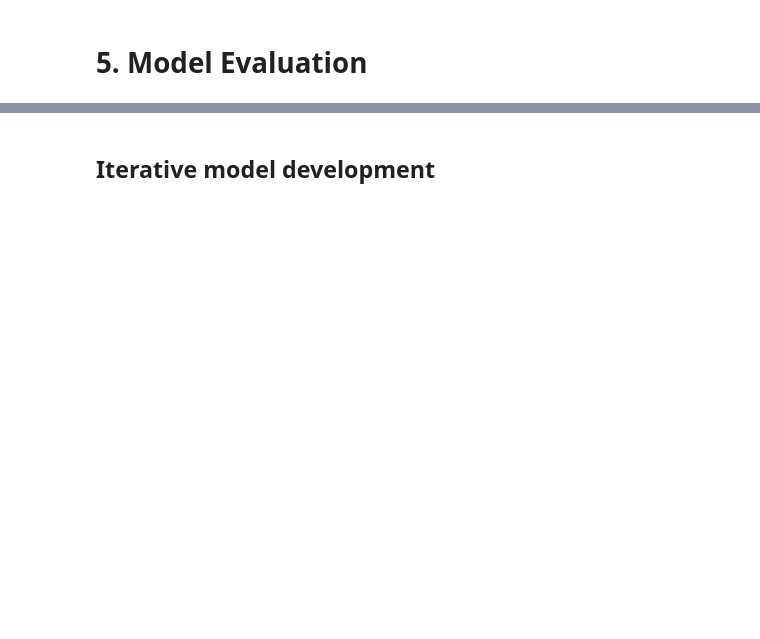
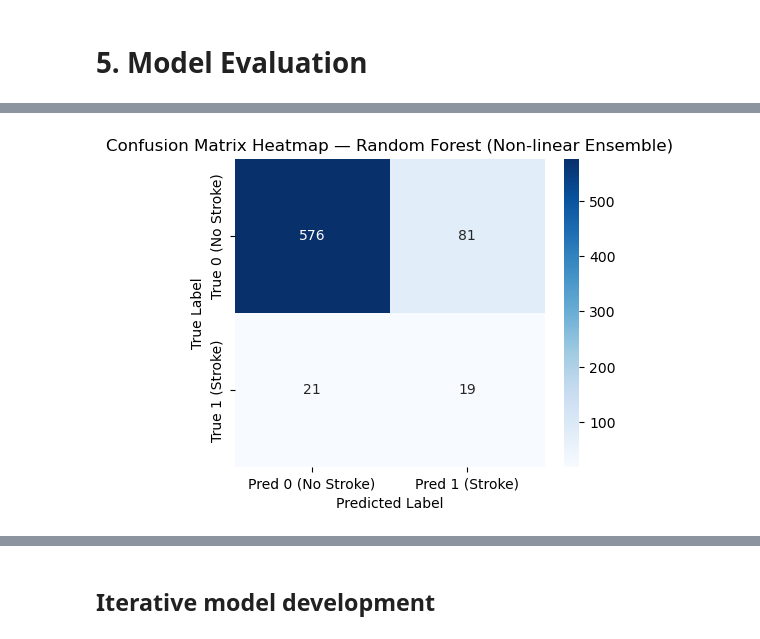
Before and after one commit to myynn/mldp-p03-sharmynho, a Jupyter notebook: assignment-code/MLDP_Stroke_SharmynHo_P03.ipynb, the cells around one changed output, grey strips where cells are left out. Saved outputs shown, nothing was run; the diff lists cells and outputs as text; code cells hidden in the pictures; blank space fills up the shorter version.

```diff
--- a/assignment-code/MLDP_Stroke_SharmynHo_P03.ipynb
+++ b/assignment-code/MLDP_Stroke_SharmynHo_P03.ipynb
@@ -1090,0 +1219,15 @@ Stroke-positive cases make up approximately **5–6%** of both the training and
+# %%
+##Random forest (Ensemble and non-linear model)
+rf = RandomForestClassifier(
+    n_estimators=300,
+    max_depth=10,
+    min_samples_leaf=10,
+    class_weight="balanced_subsample",
+    random_state=42,
+    n_jobs=-1
+)
+
+rf_metrics, rf_pred = evaluate_model(
+    rf, X_train_enc, y_train, X_test_enc, y_test,
+    model_name="Random Forest (Non-linear Ensemble)"
+)
@@ -1094,0 +1433,19 @@ Stroke-positive cases make up approximately **5–6%** of both the training and
+# %%
+##confusion matrix heatmap
+best_name = "Random Forest (Non-linear Ensemble)"
+best_pred = rf_pred  # change to logreg_pred / dt_pred / gb_pred if needed
+
+cm = confusion_matrix(y_test, best_pred)
+
+plt.figure(figsize=(5, 4))
+sns.heatmap(
+    cm, annot=True, fmt="d", cmap="Blues",
+    xticklabels=["Pred 0 (No Stroke)", "Pred 1 (Stroke)"],
+    yticklabels=["True 0 (No Stroke)", "True 1 (Stroke)"]
+)
+plt.title(f"Confusion Matrix Heatmap — {best_name}")
+plt.xlabel("Predicted Label")
+plt.ylabel("True Label")
+plt.show()
+# %% [output]
+[figure, added]
```
Also changed, not shown: parts of 20 cells of this notebook.
